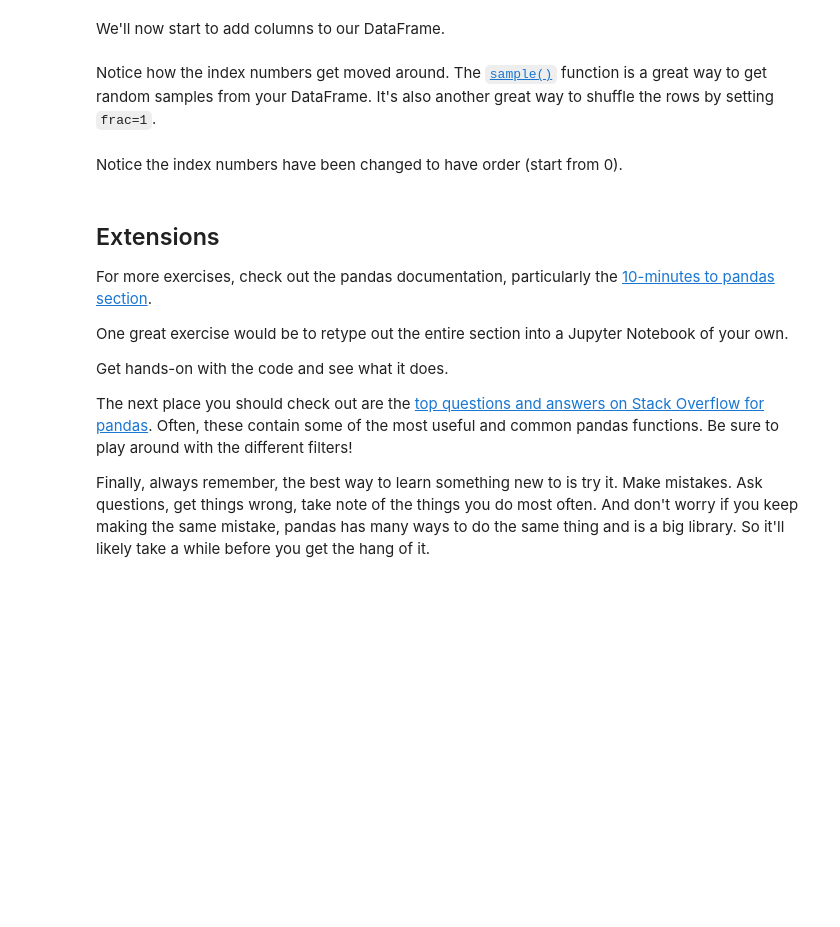
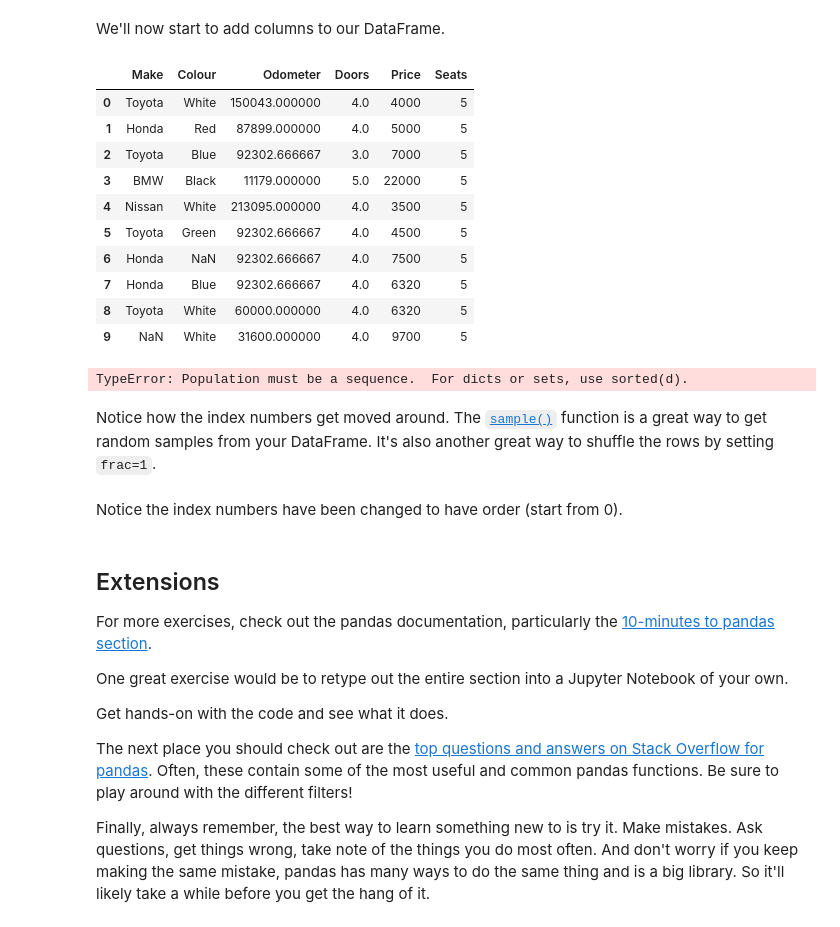
Before and after one commit to Sebastian-Constantin-Iacob/ai_practice_projects, a Jupyter notebook: pandas_practice_project/pandas_exercises.ipynb, the cells around one changed output. Cells and saved outputs as stored; diff of their text form; code cells hidden in the pictures; blank space fills up the shorter version.

```diff
--- a/pandas_practice_project/pandas_exercises.ipynb
+++ b/pandas_practice_project/pandas_exercises.ipynb
@@ -251,6 +355,6 @@ Notice how the Make column stays lowered after reassigning.
 Now let's deal with missing data.
 # %%
 # Import the car sales DataFrame with missing data ("../data/car-sales-missing-data.csv")
-
-
+car_sales_missing = pd.read_csv("https://raw.githubusercontent.com/mrdbourke/zero-to-mastery-ml/master/data/car-sales-missing-data.csv")
 # Check out the new DataFrame
+car_sales_missing
@@ -260,5 +376,6 @@ Notice the missing values are represented as `NaN` in pandas DataFrames.
 Let's try fill them.
 # %%
 # Fill the Odometer column missing values with the mean of the column inplace
+car_sales_missing['Odometer'] = car_sales_missing['Odometer'].fillna(car_sales_missing['Odometer'].mean())
 # %%
 # View the car sales missing DataFrame and verify the changes
@@ -267,2 +395,8 @@ Let's try fill them.
+# %%
+# Remove the rest of the missing data inplace
+car_sales_missing['Price'] = car_sales_missing['Price'].fillna(0)
+car_sales_missing["Price"] = car_sales_missing['Price'].replace('[\$\,\.]', '', regex=True).astype(int)
+car_sales_missing['Price'] = car_sales_missing['Price'].replace([0],car_sales_missing['Price'].mean())
+car_sales_missing['Doors'] = car_sales_missing['Doors'].fillna(car_sales_missing['Doors'].mean())
 # %%
 # Verify the missing values are removed by viewing the DataFrame
@@ -270,10 +417,32 @@ Let's try fill them.
 We'll now start to add columns to our DataFrame.
 # %%
 # Create a "Seats" column where every row has a value of 5
+car_sales_missing['Seats'] = 5
+car_sales_missing
+# %% [output]
+|  | Make | Colour | Odometer | Doors | Price | Seats |
+| 0 | Toyota | White | 150043.000000 | 4.0 | 4000 | 5 |
+| 1 | Honda | Red | 87899.000000 | 4.0 | 5000 | 5 |
+| 2 | Toyota | Blue | 92302.666667 | 3.0 | 7000 | 5 |
+| 3 | BMW | Black | 11179.000000 | 5.0 | 22000 | 5 |
+| 4 | Nissan | White | 213095.000000 | 4.0 | 3500 | 5 |
+| 5 | Toyota | Green | 92302.666667 | 4.0 | 4500 | 5 |
+| 6 | Honda | NaN | 92302.666667 | 4.0 | 7500 | 5 |
+| 7 | Honda | Blue | 92302.666667 | 4.0 | 6320 | 5 |
+| 8 | Toyota | White | 60000.000000 | 4.0 | 6320 | 5 |
+| 9 | NaN | White | 31600.000000 | 4.0 | 9700 | 5 |
 # %%
 # Create a column called "Engine Size" with random values between 1.3 and 4.5
 # Remember: If you're doing it from a Python list, the list has to be the same length
 # as the DataFrame
+import random
+
+list = []
+
+car_sales_missing['Engine Size'] = random.sample(random.uniform(10.5, 75.5), 10)
+car_sales_missing
+# %% [output]
+TypeError: Population must be a sequence.  For dicts or sets, use sorted(d).
 # %%
 # Create a column which represents the price of a car per kilometer
 # Then view the DataFrame
```
Also changed, not shown: parts of 17 cells of this notebook.
